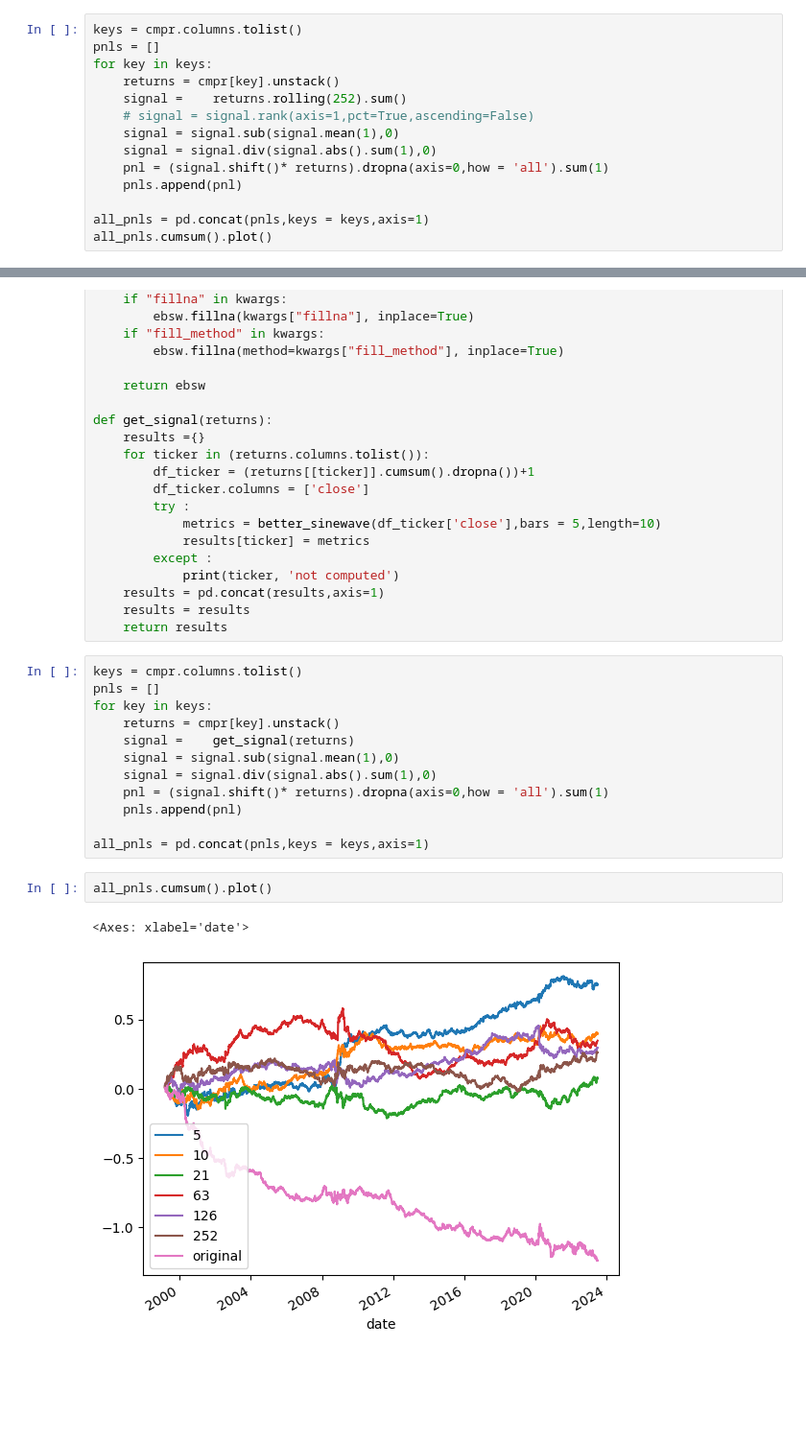
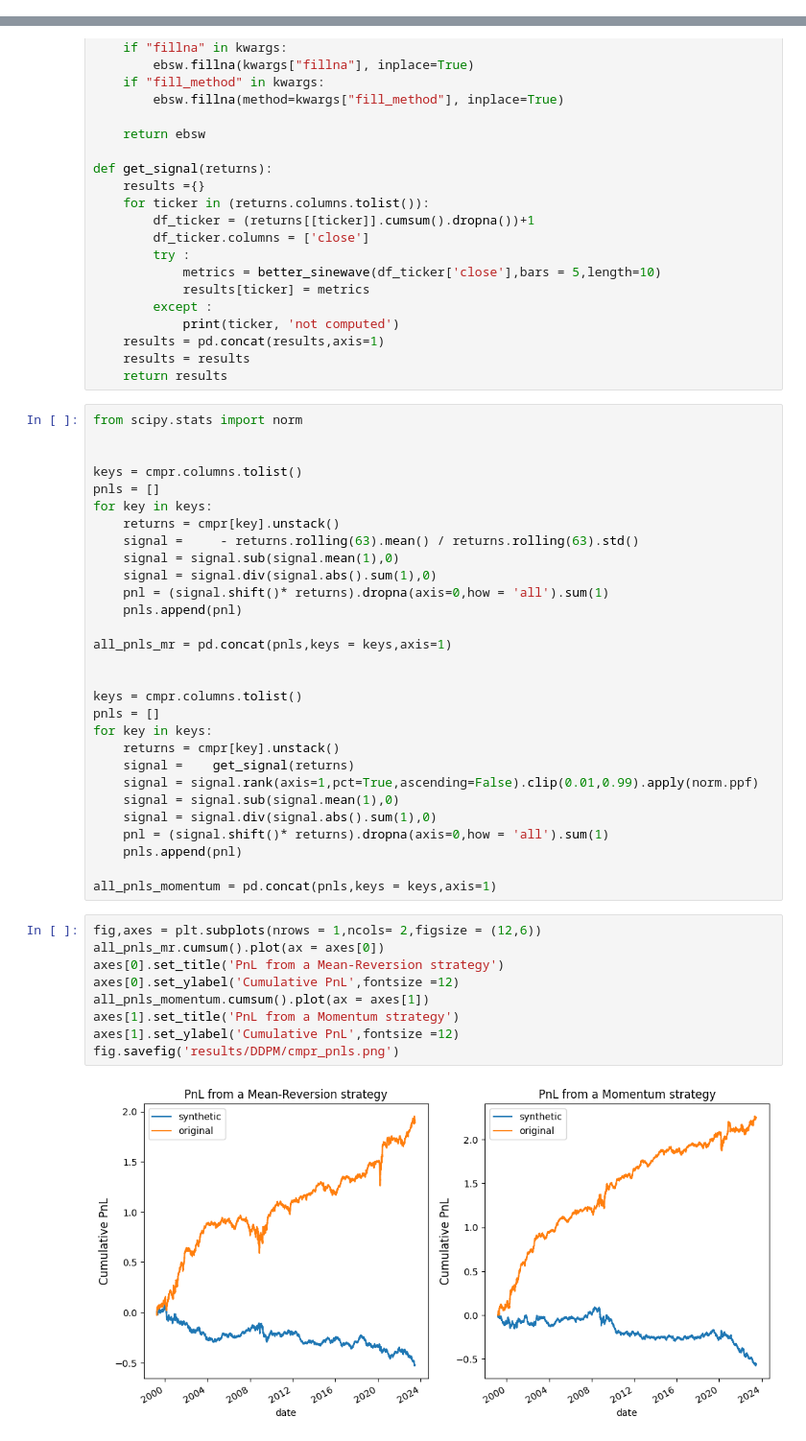
Before and after one commit to nabz78350/mlseminar, a Jupyter notebook: plots.ipynb, the cells around one changed output, grey strips where cells are left out. Shown at 96% size. Saved outputs shown, nothing was run; the diff lists cells and outputs as text; blank space fills up the shorter version.

```diff
--- a/plots.ipynb
+++ b/plots.ipynb
@@ -168,14 +205,0 @@ eigenvalues.plot(ylabel='eigenvalue')
-# %%
-keys = cmpr.columns.tolist()
-pnls = []
-for key in keys:
-    returns = cmpr[key].unstack()
-    signal =    returns.rolling(252).sum()
-    # signal = signal.rank(axis=1,pct=True,ascending=False)
-    signal = signal.sub(signal.mean(1),0)
-    signal = signal.div(signal.abs().sum(1),0)
-    pnl = (signal.shift()* returns).dropna(axis=0,how = 'all').sum(1)
-    pnls.append(pnl)
-
-all_pnls = pd.concat(pnls,keys = keys,axis=1)
-all_pnls.cumsum().plot()
@@ -258,19 +279,42 @@ def get_signal(returns):
     results = results
     return results
 # %%
+from scipy.stats import norm
+
+
+keys = cmpr.columns.tolist()
+pnls = []
+for key in keys:
+    returns = cmpr[key].unstack()
+    signal =     - returns.rolling(63).mean() / returns.rolling(63).std()
+    signal = signal.sub(signal.mean(1),0)
+    signal = signal.div(signal.abs().sum(1),0)
+    pnl = (signal.shift()* returns).dropna(axis=0,how = 'all').sum(1)
+    pnls.append(pnl)
+
+all_pnls_mr = pd.concat(pnls,keys = keys,axis=1)
+
+
 keys = cmpr.columns.tolist()
 pnls = []
 for key in keys:
     returns = cmpr[key].unstack()
     signal =    get_signal(returns)
+    signal = signal.rank(axis=1,pct=True,ascending=False).clip(0.01,0.99).apply(norm.ppf)
     signal = signal.sub(signal.mean(1),0)
     signal = signal.div(signal.abs().sum(1),0)
     pnl = (signal.shift()* returns).dropna(axis=0,how = 'all').sum(1)
     pnls.append(pnl)
 
-all_pnls = pd.concat(pnls,keys = keys,axis=1)
+all_pnls_momentum = pd.concat(pnls,keys = keys,axis=1)
-# %%
-all_pnls.cumsum().plot()
-# %% [output]
-<Axes: xlabel='date'>
-[figure, removed]
+# %%
+fig,axes = plt.subplots(nrows = 1,ncols= 2,figsize = (12,6))
+all_pnls_mr.cumsum().plot(ax = axes[0])
+axes[0].set_title('PnL from a Mean-Reversion strategy')
+axes[0].set_ylabel('Cumulative PnL',fontsize =12)
+all_pnls_momentum.cumsum().plot(ax = axes[1])
+axes[1].set_title('PnL from a Momentum strategy')
+axes[1].set_ylabel('Cumulative PnL',fontsize =12)
+fig.savefig('results/DDPM/cmpr_pnls.png')
+# %% [output]
+[figure, added]
```
Also changed, not shown: parts of 23 cells of this notebook, 27 other files.
